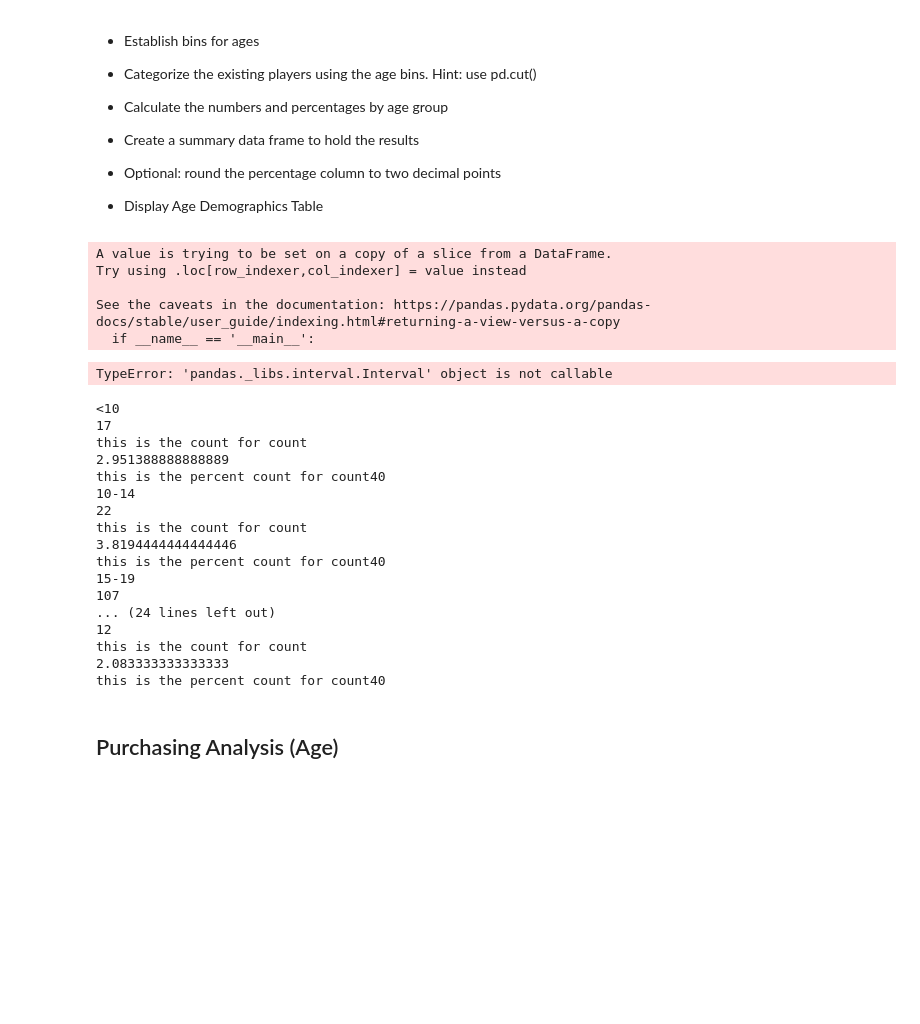
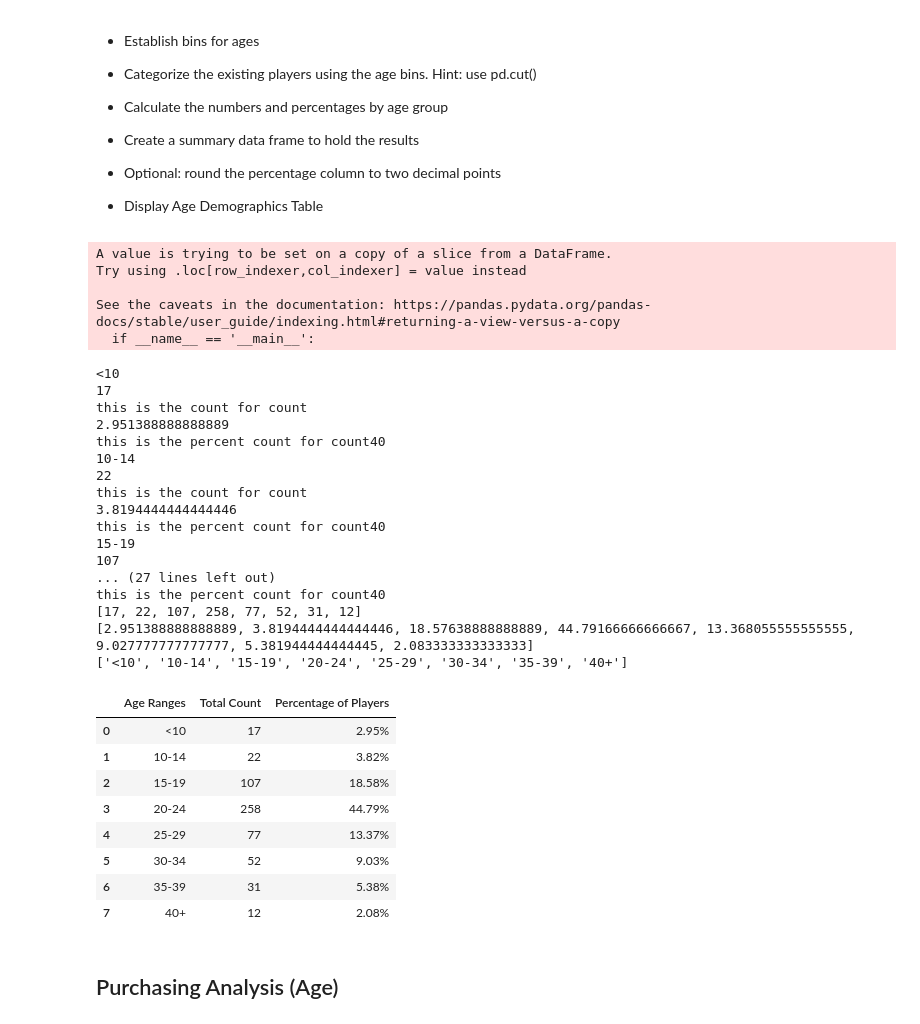
Before and after one commit to jtslater2/JTS-HW4-Pandas, a Jupyter notebook: jts-heroes.ipynb, the cells around one changed output. Cells and saved outputs as stored; diff of their text form; code cells hidden in the pictures; blank space fills up the shorter version.

```diff
--- a/jts-heroes.ipynb
+++ b/jts-heroes.ipynb
@@ -337,20 +337,22 @@ test_df["Percentage of Players"] = test_df["Percentage of Players"].map("{:.2f}%
 
 
 
-bins_names = ["<10","10-14", "15-19", "20-24", "25-29", "30-34", "35-39","40+"]
+#bins_names = ["<10","10-14", "15-19", "20-24", "25-29", "30-34", "35-39","40+"]
 
-bins = [0,9.9,14,19,24,29,34,39,122]
+#bins = [0,9.9,14,19,24,29,34,39,122]
 
 #drop_name_df['Agegroups'] = pd.cut(drop_name_df['Age'],bins, labels = bins_names, include_lowest = True)
 
 #drop_name_df.head(30)
 
 
-
-df1['AG'] = pd.cut(drop_name_df['Age'],bins)
+#t1_df = drop_name_df
 
 
-df2 = df1.groupby(bins)['Value'].agg(['count', 'sum'])
+
+#t1_df['AG'] = pd.cut(t1_df['Age'],bins)
+
+#t1_df.head()
 
 
 
@@ -392,37 +394,65 @@ Try using .loc[row_indexer,col_indexer] = value instead
 
 See the caveats in the documentation: https://pandas.pydata.org/pandas-docs/stable/user_guide/indexing.html#returning-a-view-versus-a-copy
   if __name__ == '__main__':
-TypeError: 'pandas._libs.interval.Interval' object is not callable
 # %%
 tulip = ("<10","10-14", "15-19", "20-24", "25-29", "30-34", "35-39","40+")
 
+counttotal =[]
+countperctotal = []
 
 for each in tulip:
     print(each)
     count = len(drop_name_df.loc[drop_name_df["Agegroups"] == each,:])
-    print (count)
+    counttotal.append(count)
+    print(count)
     print ("this is the count for count")
     countperc = (count/total_players)*100
+    countperctotal.append(countperc)
     print (countperc)
     print ("this is the percent count for count40")
+
+print(counttotal)
+print(countperctotal)
+print(bins_names)
+
+
+goo_df = pd.DataFrame({"Age Ranges":bins_names,
+                       "Total Count":counttotal,
+                      "Percentage of Players":countperctotal
+                     })
+
+
+
+goo_df["Percentage of Players"] = goo_df["Percentage of Players"].map("{:.2f}%".format)
+
+goo_df.head(12)
 # %% [output]
 <10
 17
 this is the count for count
 2.951388888888889
 this is the percent count for count40
 10-14
 22
 this is the count for count
 3.8194444444444446
 this is the percent count for count40
 15-19
 107
-... (24 lines left out)
-12
-this is the count for count
-2.083333333333333
+... (27 lines left out)
 this is the percent count for count40
+[17, 22, 107, 258, 77, 52, 31, 12]
+[2.951388888888889, 3.8194444444444446, 18.57638888888889, 44.79166666666667, 13.368055555555555, 9.027777777777777, 5.381944444444445, 2.083333333333333]
+['<10', '10-14', '15-19', '20-24', '25-29', '30-34', '35-39', '40+']
+|  | Age Ranges | Total Count | Percentage of Players |
+| 0 | <10 | 17 | 2.95% |
+| 1 | 10-14 | 22 | 3.82% |
+| 2 | 15-19 | 107 | 18.58% |
+| 3 | 20-24 | 258 | 44.79% |
+| 4 | 25-29 | 77 | 13.37% |
+| 5 | 30-34 | 52 | 9.03% |
+| 6 | 35-39 | 31 | 5.38% |
+| 7 | 40+ | 12 | 2.08% |
 # %% [markdown]
 ## Purchasing Analysis (Age)
 # %% [markdown]
```
Also changed, not shown: parts of 1 cell of this notebook.
